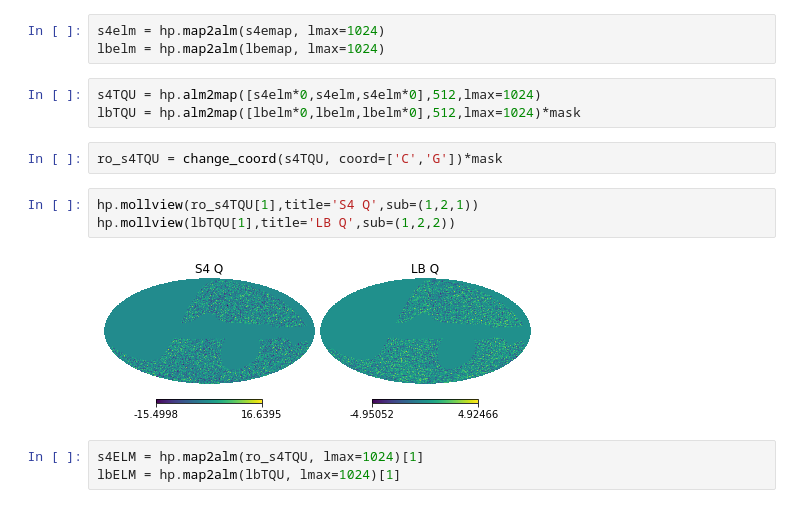
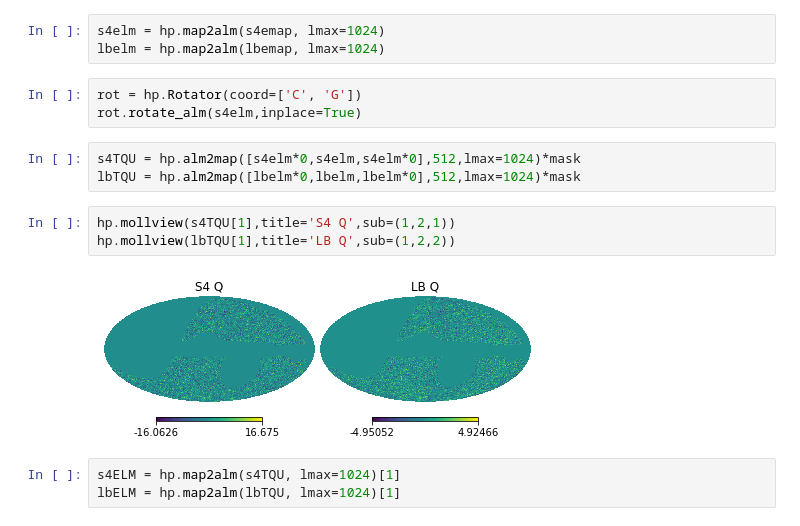
Before and after one commit to litebird/LBxS4, a Jupyter notebook: Notebooks/nilc_test.ipynb, the cells around one changed output. Cells and saved outputs as stored; diff of their text form.

```diff
--- a/Notebooks/nilc_test.ipynb
+++ b/Notebooks/nilc_test.ipynb
@@ -35,18 +35,19 @@ lbemap = hp.read_map(lbemap_fname)
 # %%
 s4elm = hp.map2alm(s4emap, lmax=1024)
 lbelm = hp.map2alm(lbemap, lmax=1024)
+# %%
+rot = hp.Rotator(coord=['C', 'G'])
+rot.rotate_alm(s4elm,inplace=True)
 # %%
-s4TQU = hp.alm2map([s4elm*0,s4elm,s4elm*0],512,lmax=1024)
+s4TQU = hp.alm2map([s4elm*0,s4elm,s4elm*0],512,lmax=1024)*mask
 lbTQU = hp.alm2map([lbelm*0,lbelm,lbelm*0],512,lmax=1024)*mask
-# %%
-ro_s4TQU = change_coord(s4TQU, coord=['C','G'])*mask
 # %%
-hp.mollview(ro_s4TQU[1],title='S4 Q',sub=(1,2,1))
+hp.mollview(s4TQU[1],title='S4 Q',sub=(1,2,1))
 hp.mollview(lbTQU[1],title='LB Q',sub=(1,2,2))
 # %% [output]
-[figure, old version]
+[figure, new version]
 # %%
-s4ELM = hp.map2alm(ro_s4TQU, lmax=1024)[1]
+s4ELM = hp.map2alm(s4TQU, lmax=1024)[1]
 lbELM = hp.map2alm(lbTQU, lmax=1024)[1]
 # %%
 plt.loglog(hp.alm2cl(s4ELM))
```
Also changed, not shown: parts of 1 cell of this notebook.
